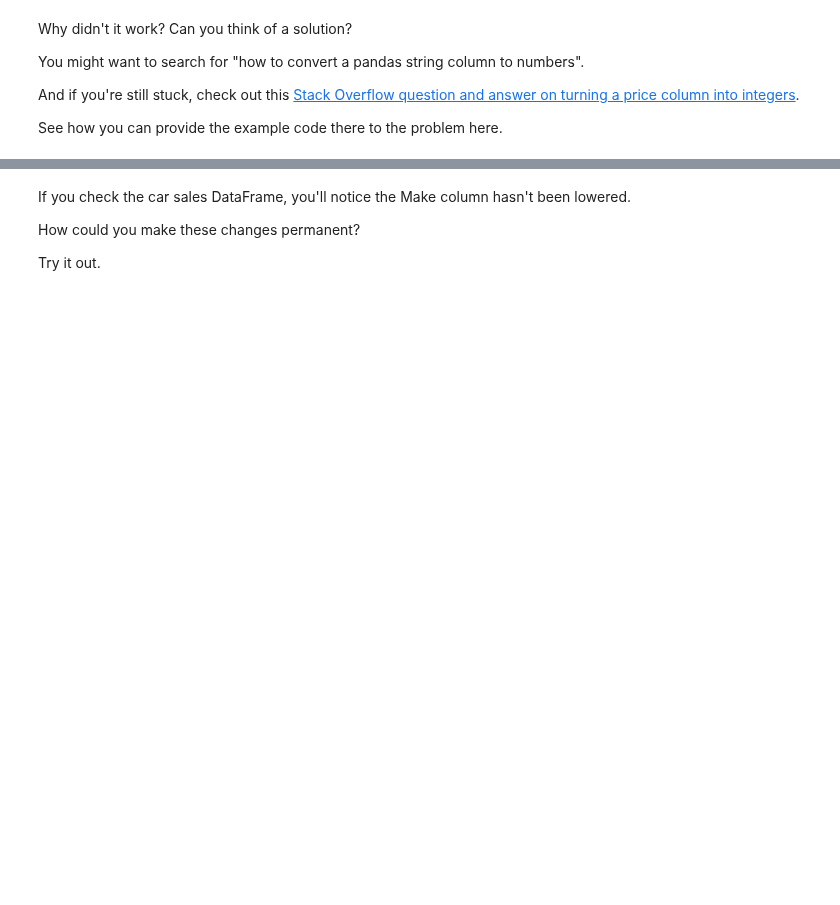
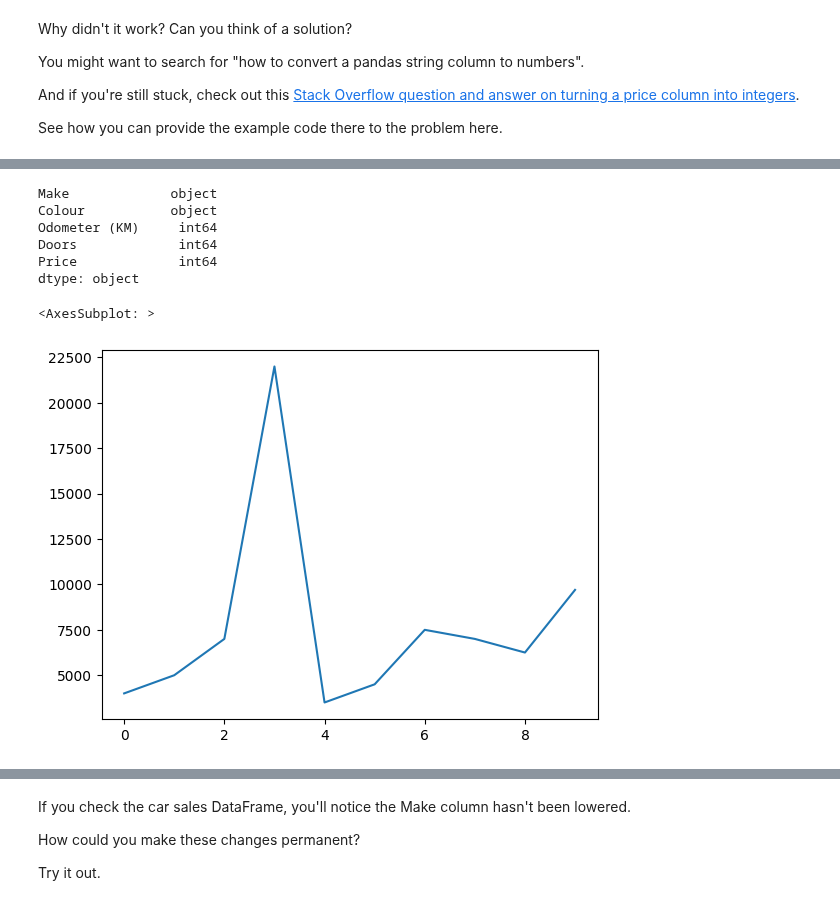
Before and after one commit to KhatiwadaPrajwal056/Data-Science-Libraries-, a Jupyter notebook: Pandas/pandas-exercises.ipynb, the cells around one changed output, grey strips where cells are left out. Cells and saved outputs as stored; diff of their text form; code cells hidden in the pictures; blank space fills up the shorter version.

```diff
--- a/Pandas/pandas-exercises.ipynb
+++ b/Pandas/pandas-exercises.ipynb
@@ -128,3 +255,4 @@ And if you're still stuck, check out this [Stack Overflow question and answer on
 See how you can provide the example code there to the problem here.
 # %%
 # Remove the punctuation from price column
+car_sales["Price"]=car_sales["Price"].str.replace('[\$\,]','')
@@ -133,2 +273,4 @@ See how you can provide the example code there to the problem here.
 # %%
 # Remove the two extra zeros at the end of the price column
+car_sales["Price"] = car_sales["Price"].str[:-2]
+car_sales
@@ -137,2 +289,4 @@ See how you can provide the example code there to the problem here.
 # %%
 # Change the datatype of the Price column to integers
+car_sales["Price"] = car_sales["Price"].astype(int)
+car_sales
@@ -139,2 +305,16 @@ See how you can provide the example code there to the problem here.
+# %%
+car_sales.dtypes
+# %% [output]
+Make             object
+Colour           object
+Odometer (KM)     int64
+Doors             int64
+Price             int64
+dtype: object
+# %%
+car_sales["Price"].plot()
+# %% [output]
+<AxesSubplot: >
+[figure, added]
 # %%
 # Lower the strings of the Make column
```
Also changed, not shown: parts of 34 cells of this notebook.
